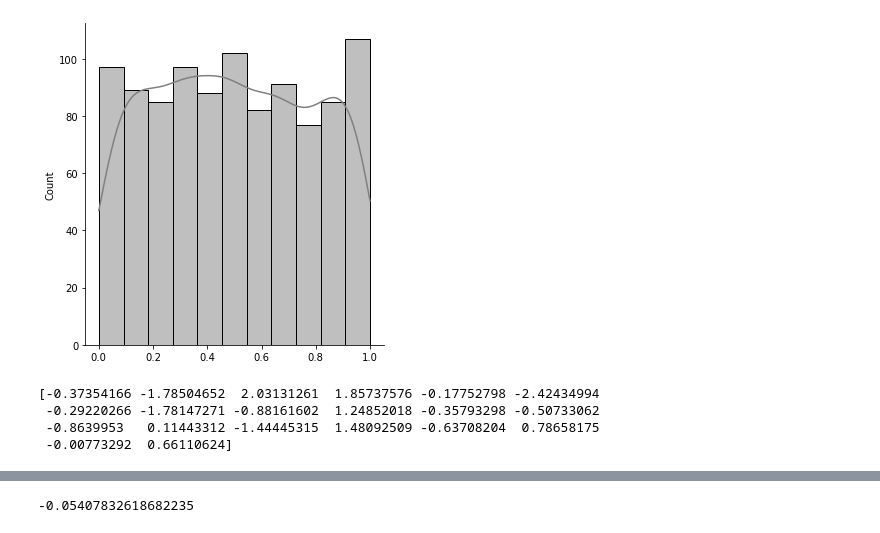
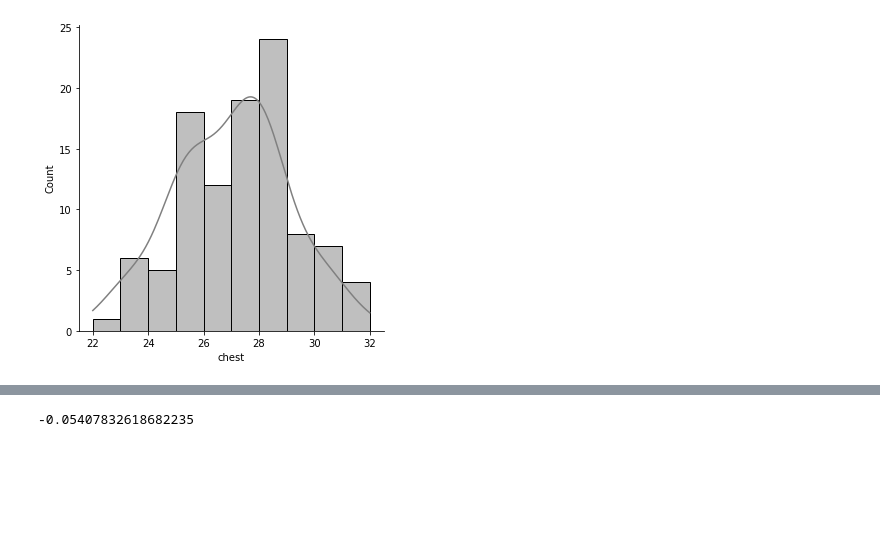
Before and after one commit to Adalab/Da-promoB-Modulo-3-Sprint-1-Lucia-Natalia, a Jupyter notebook: Pair-Programming-Modulo3-Sprint1-Test_Estadisticos.ipynb, the cells around one changed output, grey strips where cells are left out. Saved outputs shown, nothing was run; the diff lists cells and outputs as text; code cells hidden in the pictures; blank space fills up the shorter version.

```diff
--- a/Pair-Programming-Modulo3-Sprint1-Test_Estadisticos.ipynb
+++ b/Pair-Programming-Modulo3-Sprint1-Test_Estadisticos.ipynb
@@ -18,2 +57,2 @@ import seaborn as sns
 # %%
-df = pd.read_csv("../DA-PROMO-B-MODULO3-SPRINT1-LUCIA_NATALIA/Datos/possum.csv", index_col=0)
+df = pd.read_csv("../Da-promoB-Modulo-3-Sprint-1-Lucia-Natalia/Datos/possum.csv", index_col=0)
@@ -44,13 +105,4 @@ sns.displot(datos_normales, kde = True, color = "grey");
 # %%
-sns.displot(datos_no_normales, kde = True, color = "grey");
+sns.displot(df["chest"], kde = True, color = "grey");
 # %% [output]
-[figure, old version]
+[figure, new version]
-# %%
-# seguiremos usando los mismos datos normales que creamos en el apartado anterior
-
-print(datos_normales[:20])
-# %% [output]
-[-0.37354166 -1.78504652  2.03131261  1.85737576 -0.17752798 -2.42434994
- -0.29220266 -1.78147271 -0.88161602  1.24852018 -0.35793298 -0.50733062
- -0.8639953   0.11443312 -1.44445315  1.48092509 -0.63708204  0.78658175
- -0.00773292  0.66110624]
```
Also changed, not shown: parts of 31 cells of this notebook, 1 other file.
